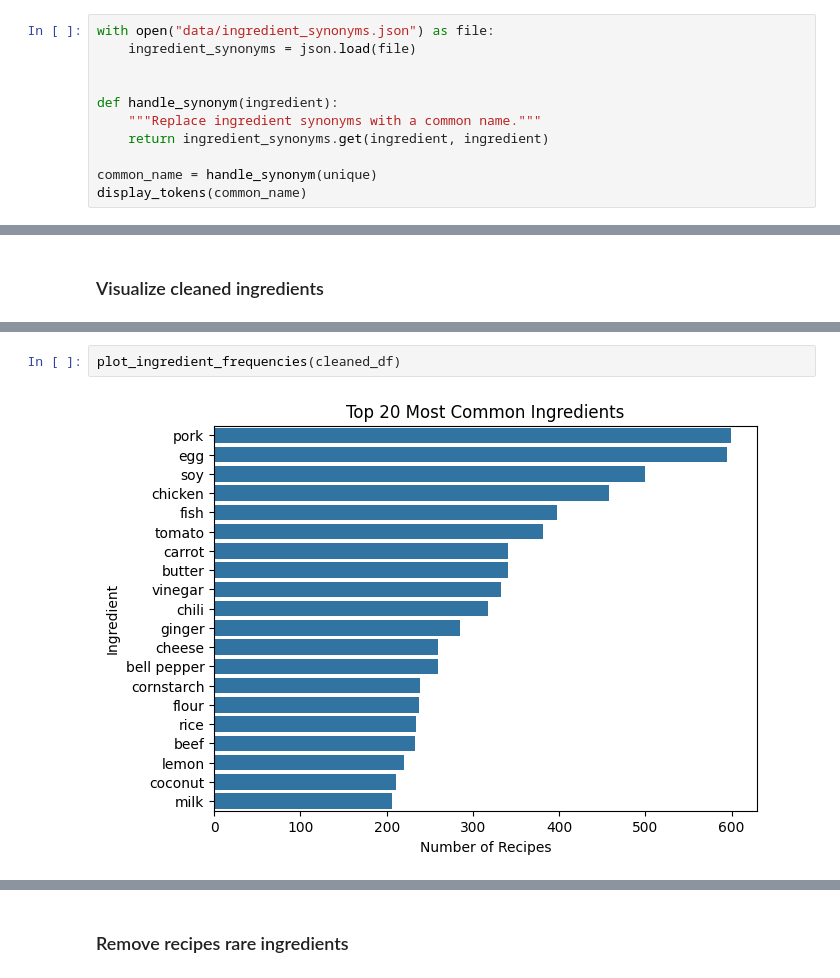
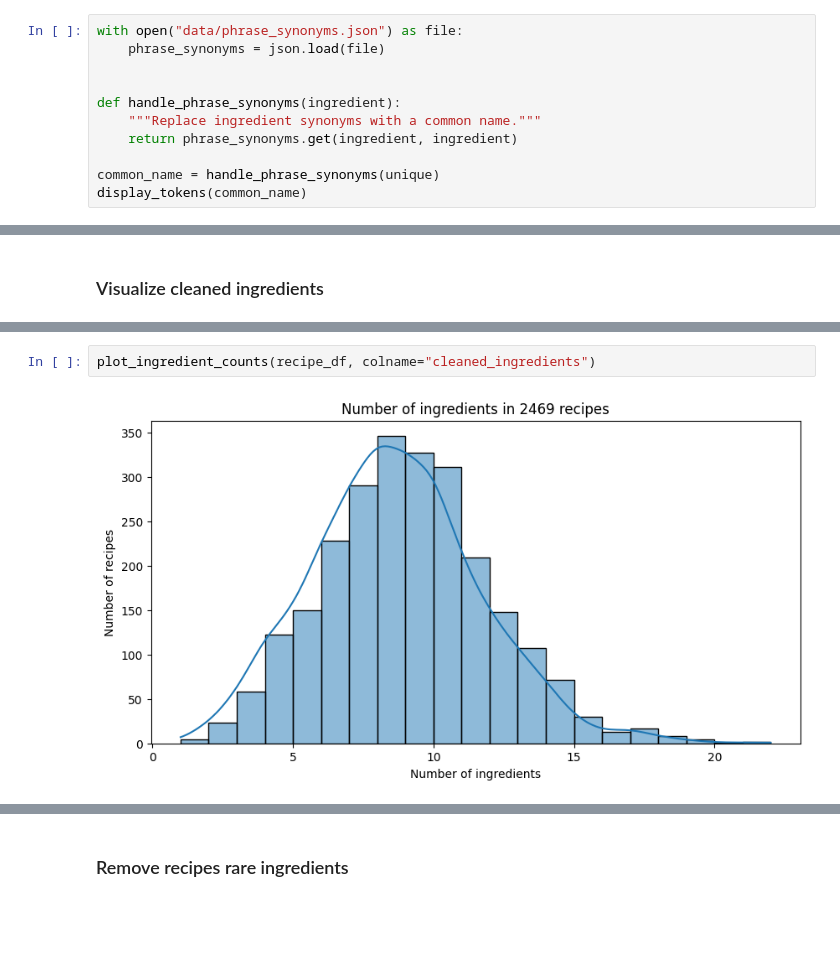
Before and after one commit to rixmape/panlasang-pinoy-clustering, a Jupyter notebook: panlasang-pinoy.ipynb, the cells around one changed output, grey strips where cells are left out. Cells and saved outputs as stored; diff of their text form; blank space fills up the shorter version.

```diff
--- a/panlasang-pinoy.ipynb
+++ b/panlasang-pinoy.ipynb
@@ -251,14 +249,14 @@ curd    curd     NOUN   NN     ROOT      True
 # %% [markdown]
 ### Handle synonyms to standardize ingredients
 # %%
-with open("data/ingredient_synonyms.json") as file:
-    ingredient_synonyms = json.load(file)
+with open("data/phrase_synonyms.json") as file:
+    phrase_synonyms = json.load(file)
 
 
-def handle_synonym(ingredient):
+def handle_phrase_synonyms(ingredient):
     """Replace ingredient synonyms with a common name."""
-    return ingredient_synonyms.get(ingredient, ingredient)
+    return phrase_synonyms.get(ingredient, ingredient)
 
-common_name = handle_synonym(unique)
+common_name = handle_phrase_synonyms(unique)
 display_tokens(common_name)
 # %% [output]
@@ -315,4 +352,4 @@ plot_ingredient_counts(cleaned_df)
-# %%
-plot_ingredient_frequencies(cleaned_df)
-# %% [output]
-[figure, removed]
+# %%
+plot_ingredient_counts(recipe_df, colname="cleaned_ingredients")
+# %% [output]
+[figure, added]
```
Also changed, not shown: parts of 32 cells of this notebook, 7 other files.
